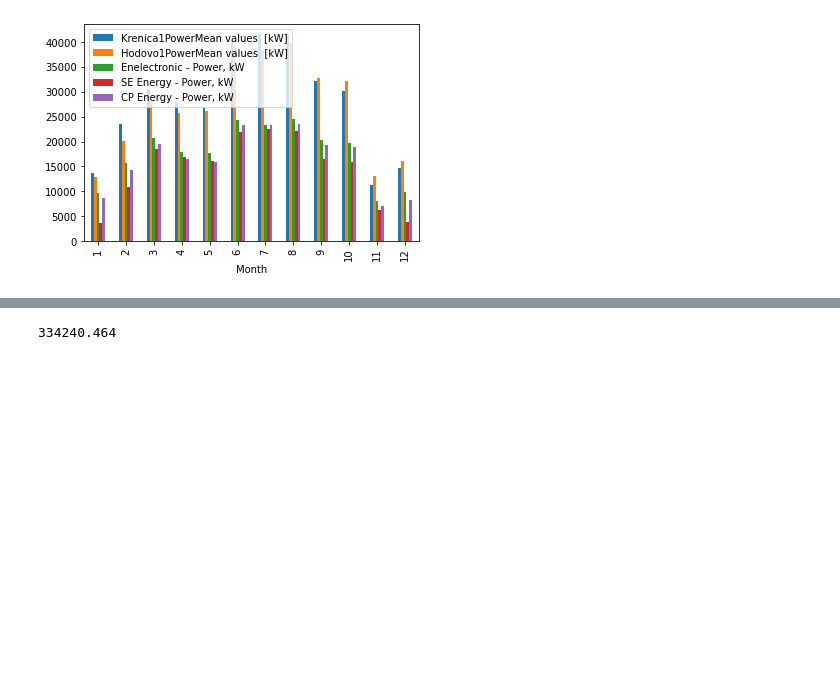
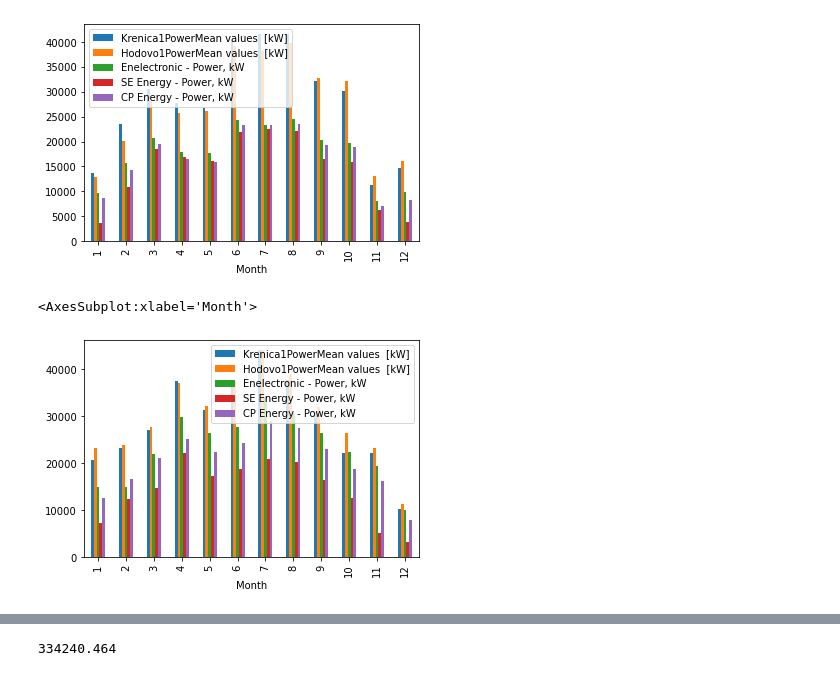
Before and after one commit to ehlimana/Electricity-analysis, a Jupyter notebook: Solar1.ipynb, the cells around one changed output, grey strips where cells are left out. Drawn from its saved outputs; the diff is of its cells as text; code cells hidden in the pictures; blank space fills up the shorter version.

```diff
--- a/Solar1.ipynb
+++ b/Solar1.ipynb
@@ -651,26 +575,24 @@ file_KR2_HOD_2019=assign_date(file_KR2_HOD_2019)#assign_date(file4)
 fileSE2_2019=assign_date(fileSE2_2019)
 fileCP2_2019=assign_date(fileCP2_2019)
 
-#file4.columns=["Hour","Enelectronic - Power, W","Enelectronic - Total yield, W","Timestamp","Date"]
-
 
 
 
 fileEN_2020,file_KR_HOD_2020=set_index(fileEN_2020),set_index(file_KR_HOD_2020)
 fileEN2_2020,file_KR2_HOD_2020=fileEN_2020 .resample('1H').sum(),file_KR_HOD_2020.resample('1H').sum()
-#fileSE_2020=set_index(fileSE_2020)
-#fileSE2_2020=fileSE_2020
+fileSE_2020=set_index(fileSE_2020)
+fileSE2_2020=fileSE_2020
 fileCP_2020=set_index(fileCP_2020)
 fileCP2_2020=fileCP_2020
 
 fileEN2_2020.columns=new_columns_ene
 file_KR2_HOD_2020.columns=new_columns_kr
 fileCP2_2020.columns=new_columns_CP
-#fileSE2_2020.columns=new_columns_se
+fileSE2_2020.columns=new_columns_se
 fileEN2_2020=assign_date(fileEN2_2020)
 file_KR2_HOD_2020=assign_date(file_KR2_HOD_2020)#assign_date(file4)
-#fileSE2_2020=assign_date(fileSE2_2020)
-#file4.columns=["Hour","Enelectronic - Power, W","Enelectronic - Total yield, W","Timestamp","Date"]
+fileSE2_2020=assign_date(fileSE2_2020)
+
 fileCP2_2020=assign_date(fileCP2_2020)
 
 
@@ -678,20 +600,19 @@ fileCP2_2020=assign_date(fileCP2_2020)
 
 fileEN_2021,file_KR_HOD_2021=set_index(fileEN_2021),set_index(file_KR_HOD_2021)
 fileEN2_2021,file_KR2_HOD_2021=fileEN_2021 .resample('1H').sum(),file_KR_HOD_2021.resample('1H').sum()
-#fileSE_2021=set_index(fileSE_2021)
-#fileSE2_2021=fileSE_2021
+fileSE_2021=set_index(fileSE_2021)
+fileSE2_2021=fileSE_2021
 fileCP_2021=set_index(fileCP_2021)
 fileCP2_2021=fileCP_2021
 
 fileEN2_2021.columns=new_columns_ene
 file_KR2_HOD_2021.columns=new_columns_kr
 fileCP2_2021.columns=new_columns_CP
-#fileSE2_2021.columns=new_columns_se
+fileSE2_2021.columns=new_columns_se
 fileEN2_2021=assign_date(fileEN2_2021)
 file_KR2_HOD_2021=assign_date(file_KR2_HOD_2021)
 fileCP2_2021=assign_date(fileCP2_2021)#assign_date(file4)
-#fileSE2_2021=assign_date(fileSE2_2021)
-#file4.columns=["Hour","Enelectronic - Power, W","Enelectronic - Total yield, W","Timestamp","Date"]
+fileSE2_2021=assign_date(fileSE2_2021)
 # %% [markdown]
 Grafički prikaz će uključivati i analizu po mjesecima, te će se ta kolona uključiti u dataset.
 # %%
@@ -714,5 +626,4 @@ fileEN2_2019
 # %%
-
 fileEN2_2019=fileEN2_2019.assign(Month=fileEN2_2019["Date"].dt.month)
 file_KR2_HOD_2019=file_KR2_HOD_2019.assign(Month=file_KR2_HOD_2019["Date"].dt.month)
 fileSE2_2019=fileSE2_2019.assign(Month=pd.to_datetime(fileSE2_2019["Date"]).dt.month)
@@ -722,12 +633,12 @@ fileCP2_2019=fileCP2_2019.assign(Month=pd.to_datetime(fileCP2_2019["Date"]).dt.m
 fileEN2_2020=fileEN2_2020.assign(Month=fileEN2_2020["Date"].dt.month)
 file_KR2_HOD_2020=file_KR2_HOD_2020.assign(Month=file_KR2_HOD_2020["Date"].dt.month)
 fileCP2_2020=fileCP2_2020.assign(Month=pd.to_datetime(fileCP2_2020["Date"]).dt.month)
-#fileSE2_2020=fileSE2_2020.assign(Month=pd.to_datetime(fileSE2_2020["Date"]).dt.month)
+fileSE2_2020=fileSE2_2020.assign(Month=pd.to_datetime(fileSE2_2020["Date"]).dt.month)
 
 fileEN2_2021=fileEN2_2021.assign(Month=fileEN2_2021["Date"].dt.month)
 file_KR2_HOD_2021=file_KR2_HOD_2021.assign(Month=file_KR2_HOD_2021["Date"].dt.month)
 fileCP2_2021=fileCP2_2021.assign(Month=pd.to_datetime(fileCP2_2021["Date"]).dt.month)
-#fileSE2_2021=fileSE2_2021.assign(Month=pd.to_datetime(fileSE2_2021["Date"]).dt.month)
+fileSE2_2021=fileSE2_2021.assign(Month=pd.to_datetime(fileSE2_2021["Date"]).dt.month)
 # %%
 fileEN2_2019.head(2)
 # %% [output]
@@ -759,13 +670,16 @@ fileCP2_2019.head(2)
 # %%
 
 file_total_2019=pd.concat([fileEN2_2019[["Date","Month","Enelectronic - Power, kW","Enelectronic - Total yield, kW"]], file_KR2_HOD_2019[["Krenica1PowerMean values  [kW]",'Hodovo1PowerMean values  [kW]']],fileSE2_2019["SE Energy - Power, kW"],fileCP2_2019["CP Energy - Power, kW"]],axis=1)
-#file_total_2020=pd.concat([fileEN2_2020[["Date","Month","Enelectronic - Power, kW","Enelectronic - Total yield, kW"]], file_KR2_HOD_2020[["Krenica1PowerMean values  [kW]",'Hodovo1PowerMean values  [kW]']],fileSE2_2020["SE Energy - Power, kW"]],axis=1)
-#file_total_2021=pd.concat([fileEN2_2021[["Date","Month","Enelectronic - Power, kW","Enelectronic - Total yield, kW"]], file_KR2_HOD_2021[["Krenica1PowerMean values  [kW]",'Hodovo1PowerMean values  [kW]']],fileSE2_2021["SE Energy - Power, kW"]],axis=1)
+file_total_2020=pd.concat([fileEN2_2020[["Date","Month","Enelectronic - Power, kW","Enelectronic - Total yield, kW"]], file_KR2_HOD_2020[["Krenica1PowerMean values  [kW]",'Hodovo1PowerMean values  [kW]']],fileSE2_2020["SE Energy - Power, kW"],fileCP2_2020["CP Energy - Power, kW"]],axis=1)
+file_total_2021=pd.concat([fileEN2_2021[["Date","Month","Enelectronic - Power, kW","Enelectronic - Total yield, kW"]], file_KR2_HOD_2021[["Krenica1PowerMean values  [kW]",'Hodovo1PowerMean values  [kW]']],fileSE2_2021["SE Energy - Power, kW"],fileCP2_2021["CP Energy - Power, kW"]],axis=1)
 # %%
 file_total_2019["SE Energy - Power, kW"]=file_total_2019["SE Energy - Power, kW"].astype(float)
+file_total_2020["SE Energy - Power, kW"]=file_total_2020["SE Energy - Power, kW"].astype(float)
+file_total_2021["SE Energy - Power, kW"]=file_total_2021["SE Energy - Power, kW"].astype(float)
+
 file_total_2019["CP Energy - Power, kW"]=file_total_2019["CP Energy - Power, kW"].astype(float)
-#file_total_2020["SE Energy - Power, kW"]=file_total_2020["SE Energy - Power, kW"].astype(float)
-#file_total_2021["SE Energy - Power, kW"]=file_total_2021["SE Energy - Power, kW"].astype(float)
+file_total_2020["CP Energy - Power, kW"]=file_total_2020["CP Energy - Power, kW"].astype(float)
+file_total_2021["CP Energy - Power, kW"]=file_total_2021["CP Energy - Power, kW"].astype(float)
 # %%
 file_total_2019[['Krenica1PowerMean values  [kW]','Hodovo1PowerMean values  [kW]','Enelectronic - Power, kW',"SE Energy - Power, kW","CP Energy - Power, kW"]].plot()
 # %% [output]
@@ -777,5 +691,8 @@ file_total_2019.groupby("Month")[['Krenica1PowerMean values  [kW]','Hodovo1Power
 <AxesSubplot:xlabel='Month'>
 [figure]
 # %%
-#file_total_2020.groupby("Month")[['Krenica1PowerMean values  [kW]','Hodovo1PowerMean values  [kW]','Enelectronic - Power, kW']].sum().plot(kind="bar")
+file_total_2020.groupby("Month")[['Krenica1PowerMean values  [kW]','Hodovo1PowerMean values  [kW]','Enelectronic - Power, kW',"SE Energy - Power, kW","CP Energy - Power, kW"]].sum().plot(kind="bar")
+# %% [output]
+<AxesSubplot:xlabel='Month'>
+[figure, added]
 # %%
```
Also changed, not shown: parts of 20 cells of this notebook, 3 other files.
